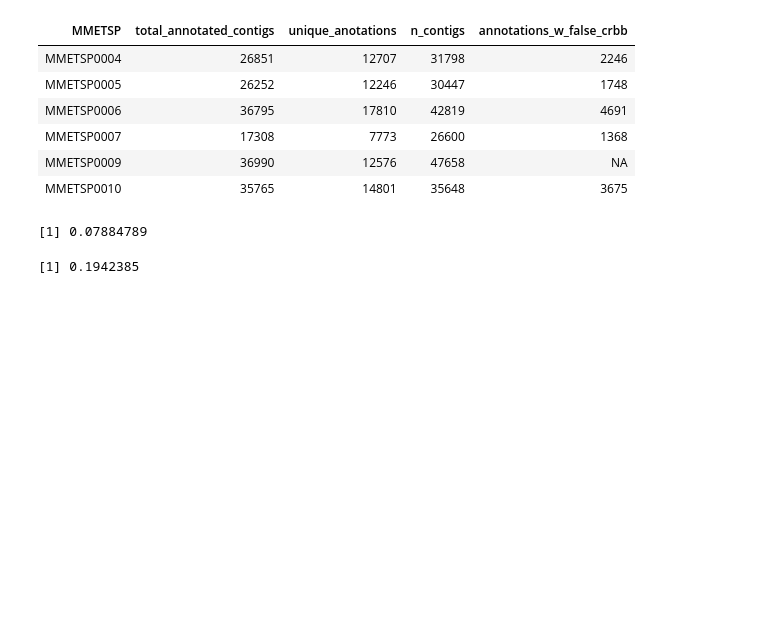
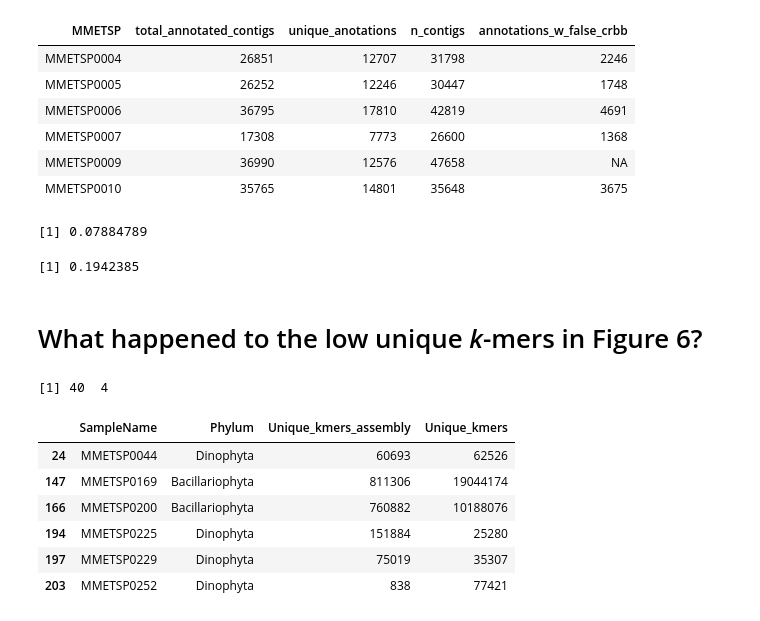
Before and after one commit to johnsolk/MMETSP, a Jupyter notebook: notebooks/MMETSP_unique_kmers_dammitgenenames.ipynb, the cells around one changed output. Saved outputs shown, nothing was run; the diff lists cells and outputs as text; code cells hidden in the pictures; blank space fills up the shorter version.

```diff
--- a/notebooks/MMETSP_unique_kmers_dammitgenenames.ipynb
+++ b/notebooks/MMETSP_unique_kmers_dammitgenenames.ipynb
@@ -186,3 +170,18 @@ mean(num_contigs_new$annotations_w_false_crbb/num_contigs_new$n_contigs, na.rm=T
 sd(num_contigs_new$annotations_w_false_crbb/num_contigs_new$n_contigs, na.rm=TRUE)
 # %% [output]
 [1] 0.1942385
+# %% [markdown]
+# What happened to the low unique *k*-mers in Figure 6?
+# %%
+dib_low<-dib_ncgr_kmers[which(dib_ncgr_kmers$Unique_kmers_assembly < 1000000),]
+dim(dib_low)
+head(dib_low)
+# %% [output]
+[1] 40  4
+|  | SampleName | Phylum | Unique_kmers_assembly | Unique_kmers |
+| 24 | MMETSP0044 | Dinophyta | 60693 | 62526 |
+| 147 | MMETSP0169 | Bacillariophyta | 811306 | 19044174 |
+| 166 | MMETSP0200 | Bacillariophyta | 760882 | 10188076 |
+| 194 | MMETSP0225 | Dinophyta | 151884 | 25280 |
+| 197 | MMETSP0229 | Dinophyta | 75019 | 35307 |
+| 203 | MMETSP0252 | Dinophyta | 838 | 77421 |
```
Also changed, not shown: parts of 6 cells of this notebook, 34 other files.
